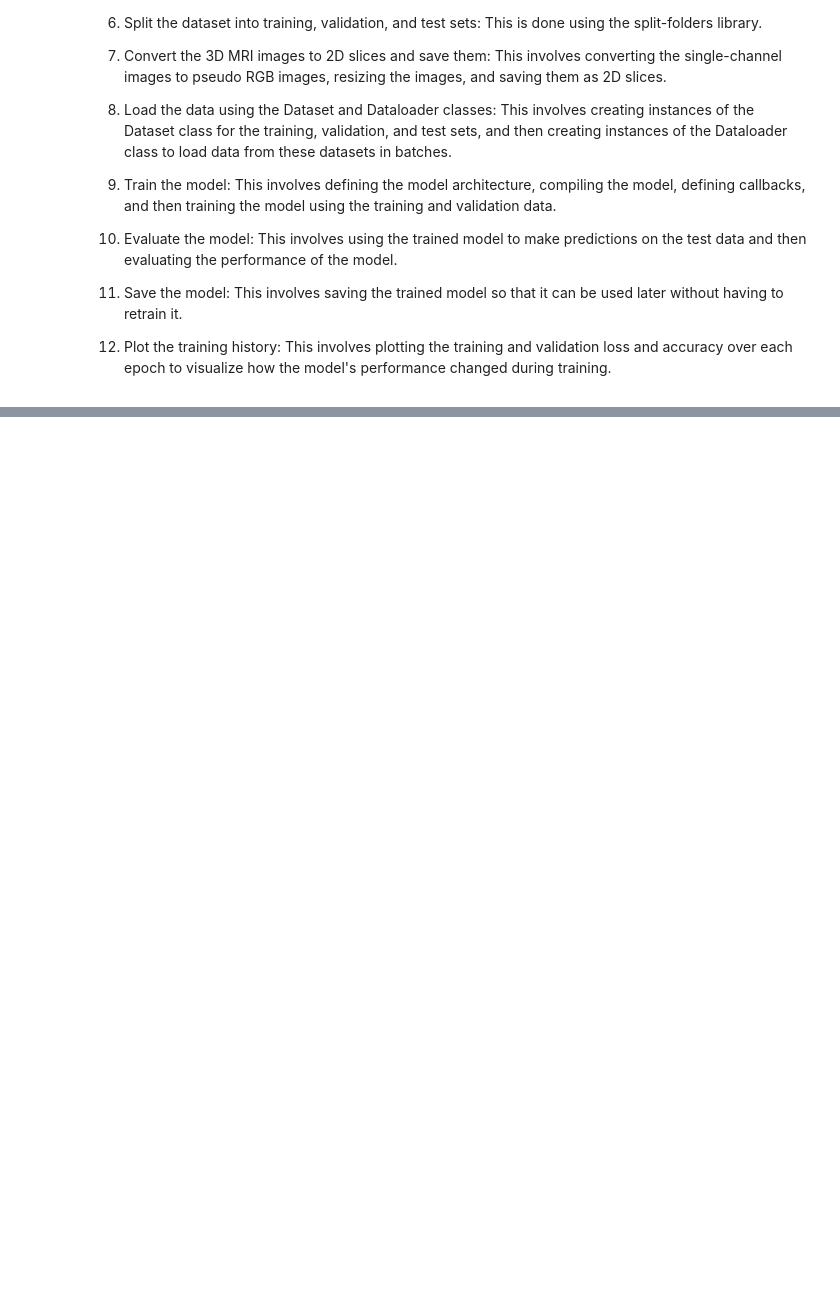
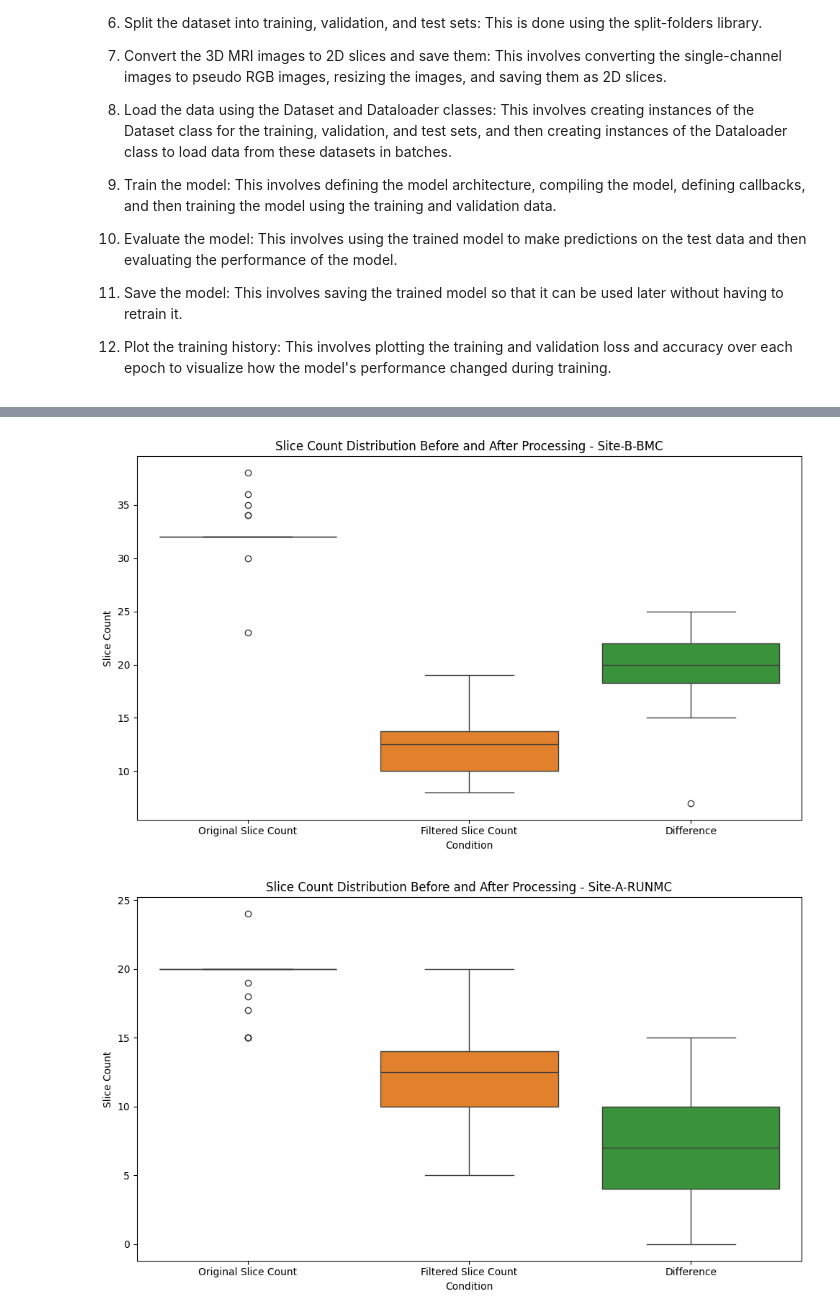
Before and after one commit to urwa-fatima/ComputerVision_ProstateSegmentation, a Jupyter notebook: Prostate_Segmentation_CV_Project_FV.ipynb, the cells around one changed output, grey strips where cells are left out. Saved outputs shown, nothing was run; the diff lists cells and outputs as text; code cells hidden in the pictures; blank space fills up the shorter version.

```diff
--- a/Prostate_Segmentation_CV_Project_FV.ipynb
+++ b/Prostate_Segmentation_CV_Project_FV.ipynb
@@ -66,0 +260,5 @@ def multi_image_view(image_list, mask_list, slice_indices):
+# %%
+visualize_distribution_comparison(data_by_site)
+# %% [output]
+[figure, added]
+[figure, added]
```
Also changed, not shown: parts of 66 cells of this notebook.
